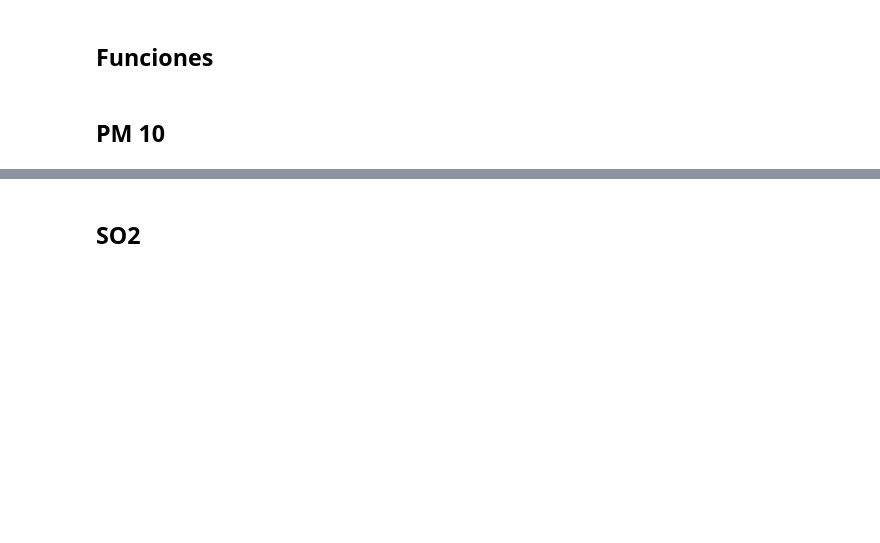
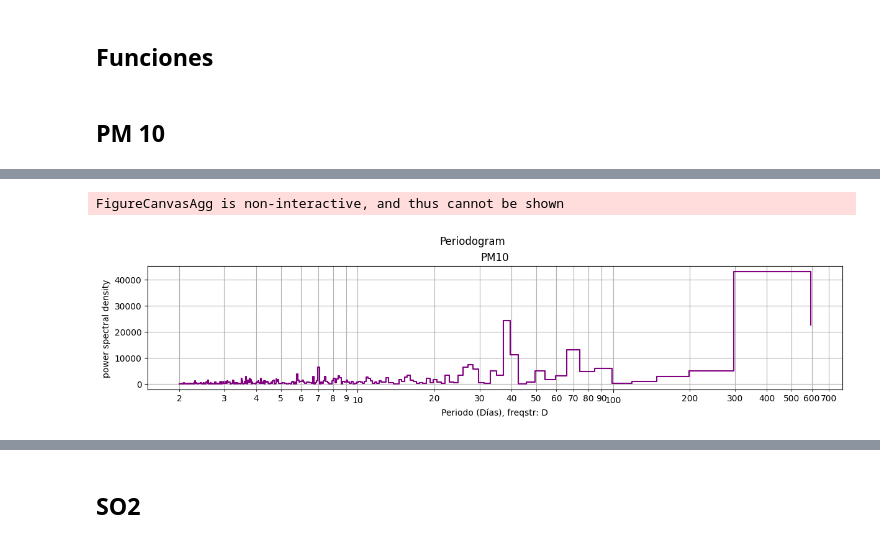
Before and after one commit to XJoseAntonioX/Air_quality_analysis_and_forecasting, a Jupyter notebook: Analisis_Series_Tiempo.ipynb, the cells around one changed output, grey strips where cells are left out. Drawn from its saved outputs; the diff is of its cells as text; code cells hidden in the pictures; blank space fills up the shorter version.

Commit message:
spectral

```diff
--- a/Analisis_Series_Tiempo.ipynb
+++ b/Analisis_Series_Tiempo.ipynb
@@ -12,31 +12,3 @@ from scipy import fftpack
 Monterrey = pd.read_csv("Files/Datos_2022_2023_CENTRO_limpios.csv", parse_dates=[0], index_col = "date")
 # %% [markdown]
 ## Funciones
-# %%
-def graficar_serie_tiempo(df, columna):
-    fig = go.Figure()
-
-    fig.add_trace(go.Scatter(x=df[f"{columna}"].index, y=df[f"{columna}"], name=f'{columna}'))
-
-    fig.update_xaxes(
-        rangeslider_visible=True,
-        rangeselector=dict(
-            buttons=list([
-                dict(count=7, label="1w", step="day", stepmode="backward"),
-                dict(count=1, label="1m", step="month", stepmode="backward"),
-                dict(step="all")
-            ])
-        )
-    )
-
-    fig.show()
-
-def Periodograma(df, columna):
-    fs = 4*12*32 # Frecuencia 4 años * 12 meses * 32 días
-
-    f, Pxx_den = signal.periodogram(pca_venta_A.values.squeeze(), fs, detrend="linear")
-    plt.semilogy(f, Pxx_den)
-    plt.ylim([1e-7, 1e2])
-    plt.xlabel('frequency [Hz]')
-    plt.ylabel('PSD [V**2/Hz]')
-    plt.show()
@@ -48,0 +148,7 @@ graficar_serie_tiempo(Monterrey_PM10, "PM10")
+# %%
+daily_pm10 = Monterrey_PM10['PM10'].resample('D').mean()
+daily_pm10 = pd.DataFrame(daily_pm10)
+list_periods_spectra = Periodograma(daily_pm10)
+# %% [output]
+FigureCanvasAgg is non-interactive, and thus cannot be shown
+[figure, added]
```
Also changed, not shown: parts of 6 cells of this notebook.
